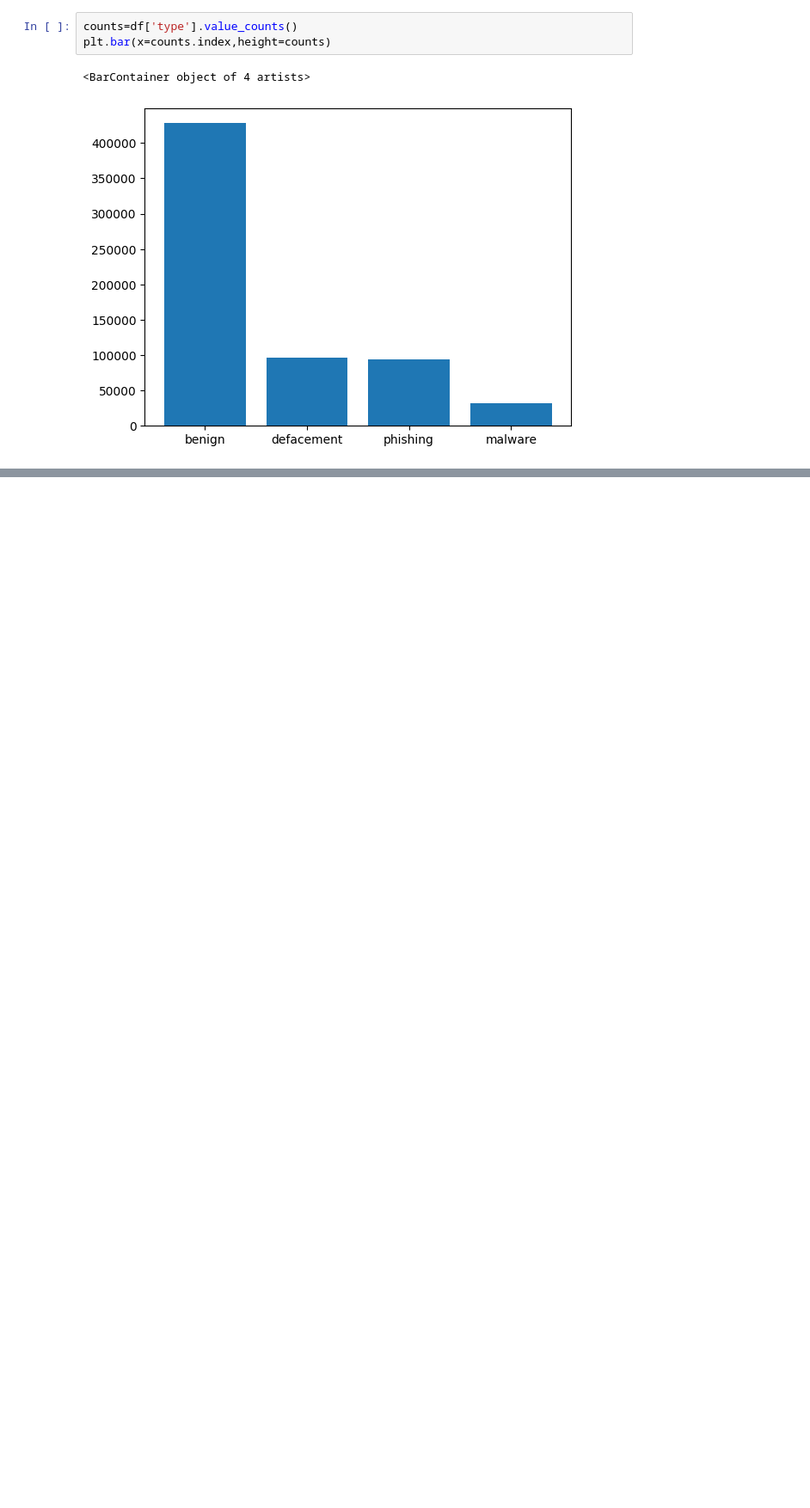
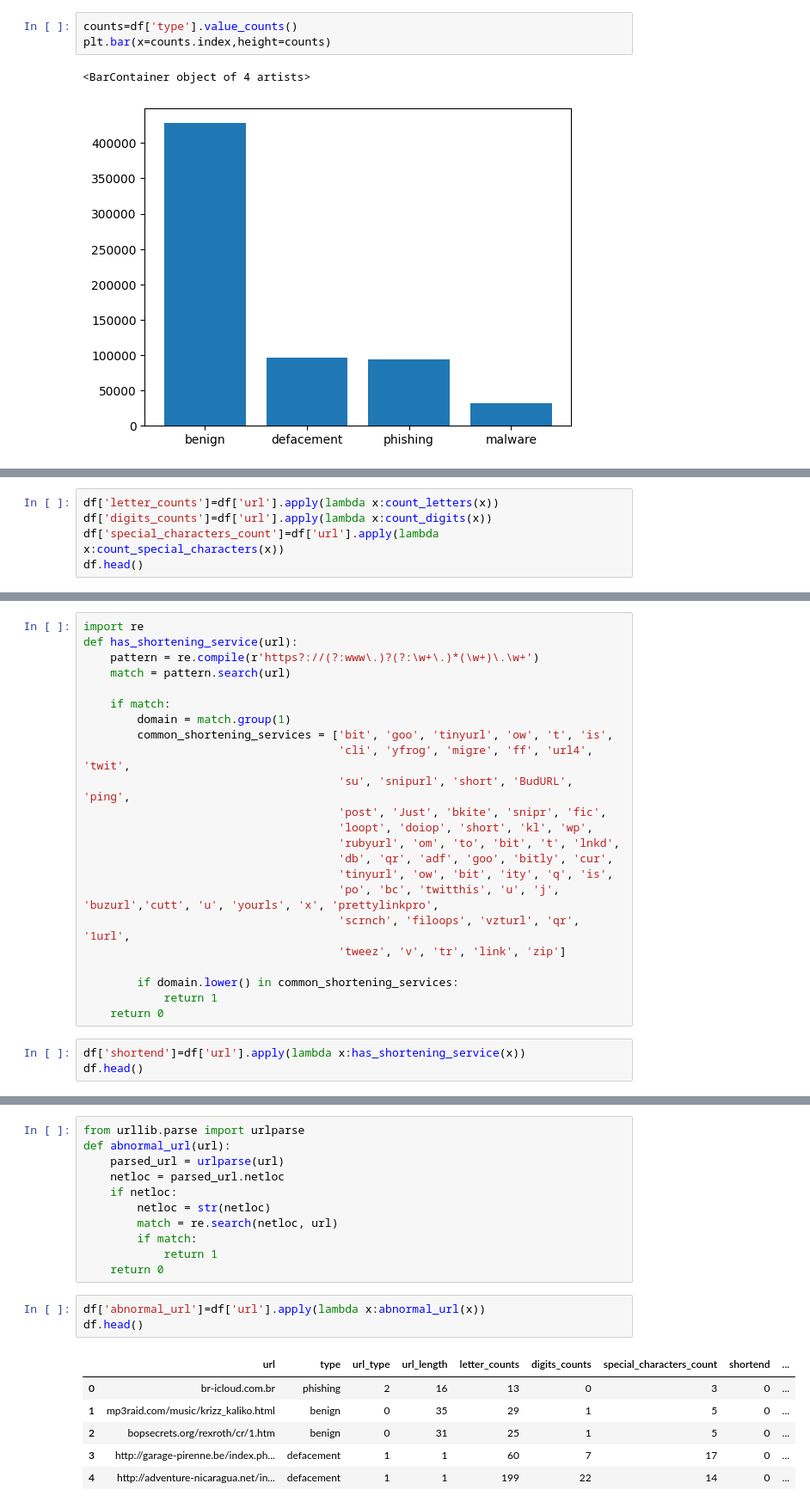
Before and after one commit to BibekRai44/Phising-sites-checker, a Jupyter notebook: phising-site.ipynb, the cells around one changed output, grey strips where cells are left out. Shown at 86% size. Cells and saved outputs as stored; diff of their text form; blank space fills up the shorter version.

```diff
--- a/phising-site.ipynb
+++ b/phising-site.ipynb
@@ -62,0 +125,5 @@ plt.bar(x=counts.index,height=counts)
+# %%
+df['letter_counts']=df['url'].apply(lambda x:count_letters(x))
+df['digits_counts']=df['url'].apply(lambda x:count_digits(x))
+df['special_characters_count']=df['url'].apply(lambda x:count_special_characters(x))
+df.head()
@@ -62,0 +137,26 @@ plt.bar(x=counts.index,height=counts)
+# %%
+import re
+def has_shortening_service(url):
+    pattern = re.compile(r'https?://(?:www\.)?(?:\w+\.)*(\w+)\.\w+')
+    match = pattern.search(url)
+
+    if match:
+        domain = match.group(1)
+        common_shortening_services = ['bit', 'goo', 'tinyurl', 'ow', 't', 'is',
+                                      'cli', 'yfrog', 'migre', 'ff', 'url4', 'twit',
+                                      'su', 'snipurl', 'short', 'BudURL', 'ping',
+                                      'post', 'Just', 'bkite', 'snipr', 'fic',
+                                      'loopt', 'doiop', 'short', 'kl', 'wp',
+                                      'rubyurl', 'om', 'to', 'bit', 't', 'lnkd',
+                                      'db', 'qr', 'adf', 'goo', 'bitly', 'cur',
+                                      'tinyurl', 'ow', 'bit', 'ity', 'q', 'is',
+                                      'po', 'bc', 'twitthis', 'u', 'j', 'buzurl','cutt', 'u', 'yourls', 'x', 'prettylinkpro',
+                                      'scrnch', 'filoops', 'vzturl', 'qr', '1url',
+                                      'tweez', 'v', 'tr', 'link', 'zip']
+
+        if domain.lower() in common_shortening_services:
+            return 1
+    return 0
+# %%
+df['shortend']=df['url'].apply(lambda x:has_shortening_service(x))
+df.head()
@@ -62,0 +170,21 @@ plt.bar(x=counts.index,height=counts)
+# %%
+from urllib.parse import urlparse
+def abnormal_url(url):
+    parsed_url = urlparse(url)
+    netloc = parsed_url.netloc
+    if netloc:
+        netloc = str(netloc)
+        match = re.search(netloc, url)
+        if match:
+            return 1
+    return 0
+# %%
+df['abnormal_url']=df['url'].apply(lambda x:abnormal_url(x))
+df.head()
+# %% [output]
+|  | url | type | url_type | url_length | letter_counts | digits_counts | special_characters_count | shortend | ... |
+| 0 | br-icloud.com.br | phishing | 2 | 16 | 13 | 0 | 3 | 0 | ... |
+| 1 | mp3raid.com/music/krizz_kaliko.html | benign | 0 | 35 | 29 | 1 | 5 | 0 | ... |
+| 2 | bopsecrets.org/rexroth/cr/1.htm | benign | 0 | 31 | 25 | 1 | 5 | 0 | ... |
+| 3 | http://garage-pirenne.be/index.ph... | defacement | 1 | 1 | 60 | 7 | 17 | 0 | ... |
+| 4 | http://adventure-nicaragua.net/in... | defacement | 1 | 1 | 199 | 22 | 14 | 0 | ... |
```
Also changed, not shown: parts of 16 cells of this notebook.
